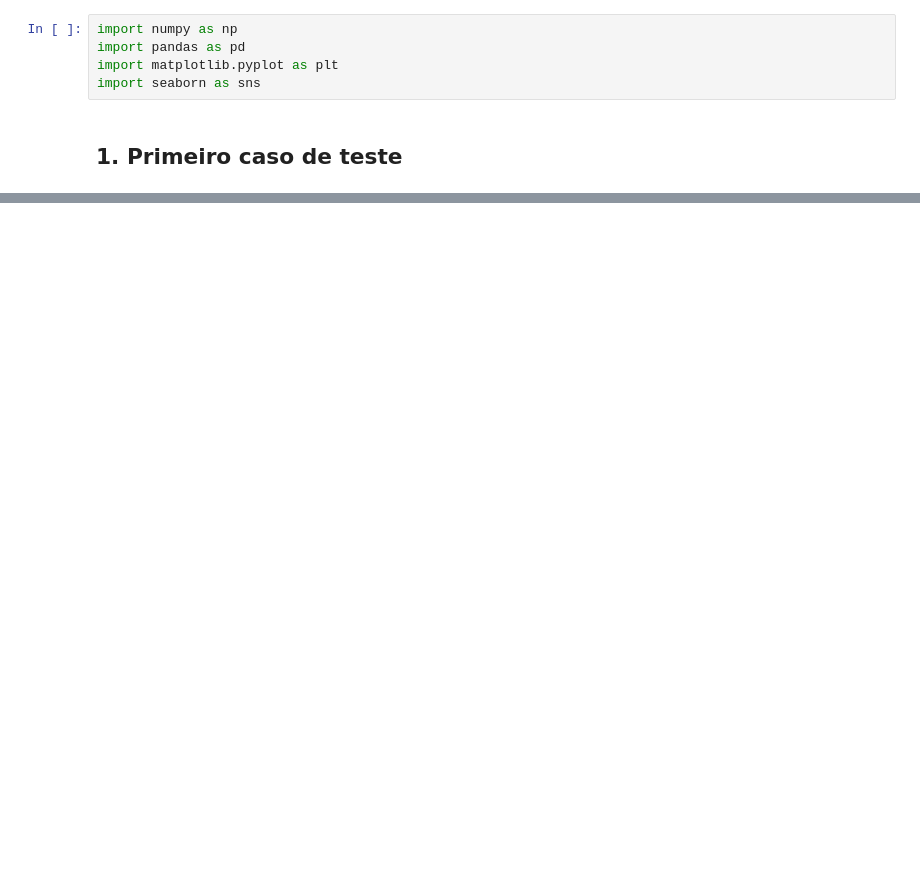
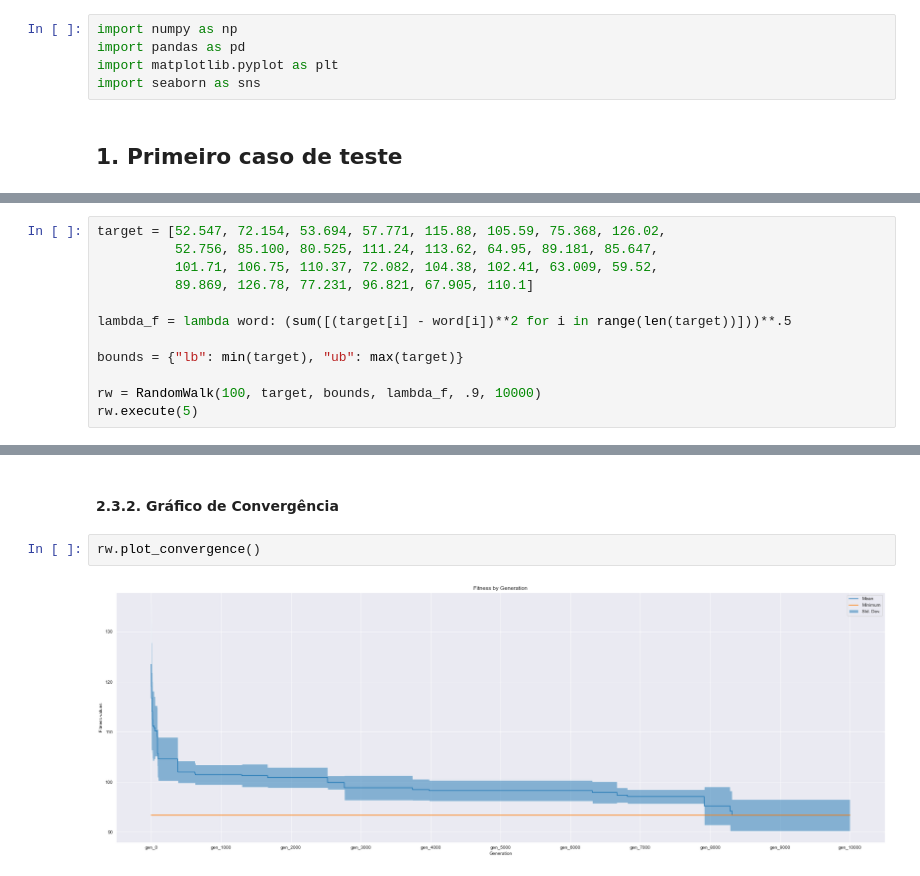
Before and after one commit to hellsdeur/pso-exercises, a Jupyter notebook: 1-random_walk/random_walk.ipynb, the cells around one changed output, grey strips where cells are left out. Saved outputs shown, nothing was run; the diff lists cells and outputs as text; blank space fills up the shorter version.

```diff
--- a/1-random_walk/random_walk.ipynb
+++ b/1-random_walk/random_walk.ipynb
@@ -139,0 +250,12 @@ rw.plot_convergence()
+# %%
+target = [52.547, 72.154, 53.694, 57.771, 115.88, 105.59, 75.368, 126.02,
+          52.756, 85.100, 80.525, 111.24, 113.62, 64.95, 89.181, 85.647,
+          101.71, 106.75, 110.37, 72.082, 104.38, 102.41, 63.009, 59.52,
+          89.869, 126.78, 77.231, 96.821, 67.905, 110.1]
+
+lambda_f = lambda word: (sum([(target[i] - word[i])**2 for i in range(len(target))]))**.5
+
+bounds = {"lb": min(target), "ub": max(target)}
+
+rw = RandomWalk(100, target, bounds, lambda_f, .9, 10000)
+rw.execute(5)
@@ -139,0 +276,6 @@ rw.plot_convergence()
+# %% [markdown]
+#### 2.3.2. Gráfico de Convergência
+# %%
+rw.plot_convergence()
+# %% [output]
+[figure, added]
```
Also changed, not shown: parts of 21 cells of this notebook, 2 other files.
